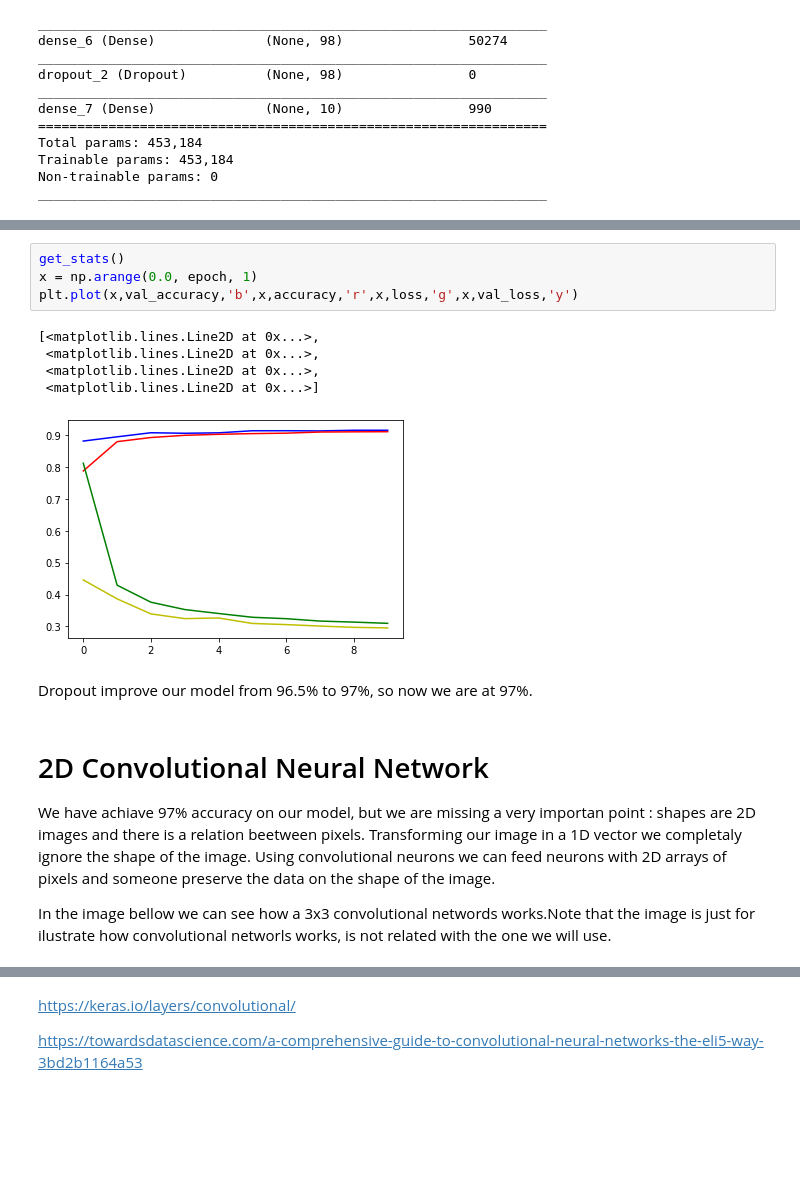
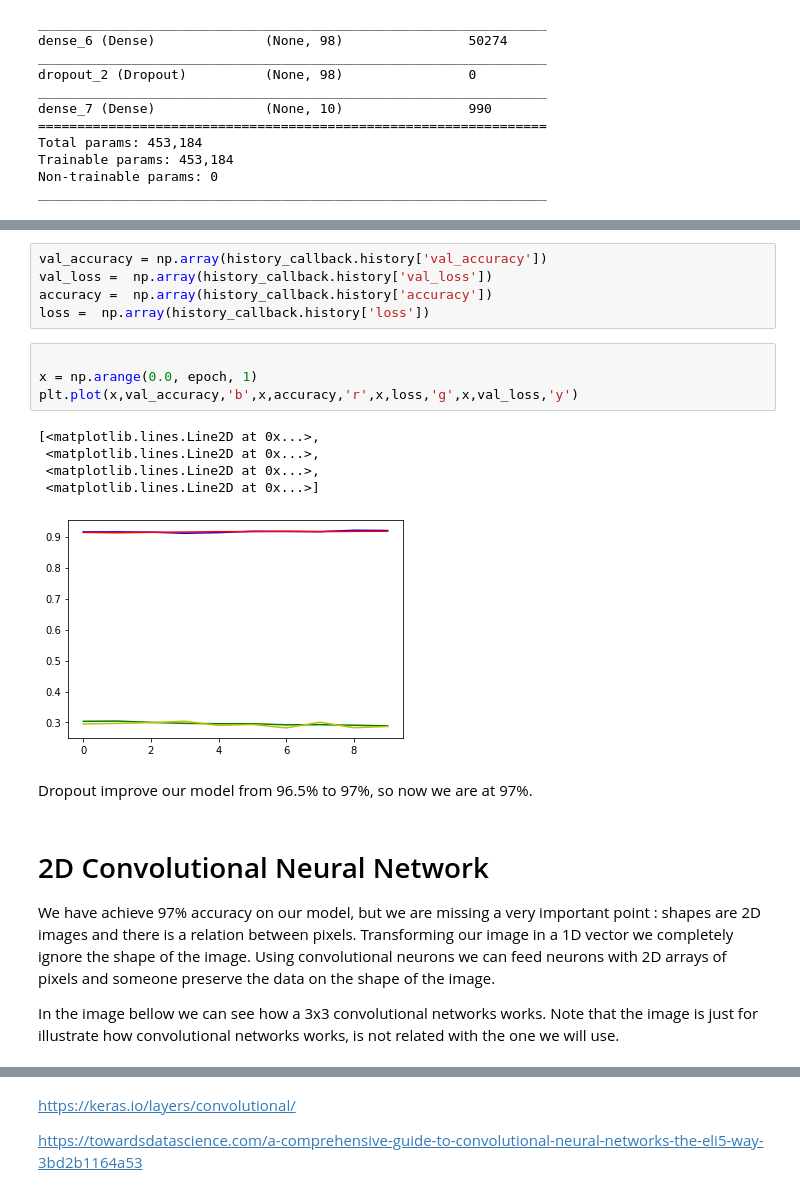
Before and after one commit to JoseIgnacioRetamalThomsen/Emerging-Technologies-Assessment-2019, a Jupyter notebook: model/Model.ipynb, the cells around one changed output, grey strips where cells are left out. Cells and saved outputs as stored; diff of their text form; blank space fills up the shorter version.

```diff
--- a/model/Model.ipynb
+++ b/model/Model.ipynb
@@ -442,22 +493,27 @@ Epoch 1/10
+# %%
+val_accuracy = np.array(history_callback.history['val_accuracy'])
+val_loss =  np.array(history_callback.history['val_loss'])
+accuracy =  np.array(history_callback.history['accuracy'])
+loss =  np.array(history_callback.history['loss'])
 # %%
-get_stats()
+
 x = np.arange(0.0, epoch, 1)
 plt.plot(x,val_accuracy,'b',x,accuracy,'r',x,loss,'g',x,val_loss,'y')
 # %% [output]
 [<matplotlib.lines.Line2D at 0x...>,
  <matplotlib.lines.Line2D at 0x...>,
  <matplotlib.lines.Line2D at 0x...>,
  <matplotlib.lines.Line2D at 0x...>]
-[figure, old version]
+[figure, new version]
 # %% [markdown]
 Dropout improve our model from 96.5% to 97%, so now we are at 97%.
 # %% [markdown]
 # 2D Convolutional Neural Network
 
-We have achiave 97% accuracy on our model, but we are missing a very importan point : shapes are 2D images and there is a relation beetween pixels. Transforming our image in a 1D vector we completaly ignore the shape of the image.
+We have achieve 97% accuracy on our model, but we are missing a very important point : shapes are 2D images and there is a relation between pixels. Transforming our image in a 1D vector we completely ignore the shape of the image.
 Using convolutional neurons we can feed neurons with 2D arrays of pixels and someone preserve the data on the shape of the image.
 
-In the image bellow we can see how a 3x3 convolutional networds works.Note that the image is just for ilustrate how convolutional networls works, is not related with the one we will use.
+In the image bellow we can see how a 3x3 convolutional networks works. Note that the image is just for illustrate how convolutional networks works, is not related with the one we will use.
 # %% [markdown]
 ![Conv2d](img/conv2d.gif)
 
```
Also changed, not shown: parts of 69 cells of this notebook, 10 other files.
